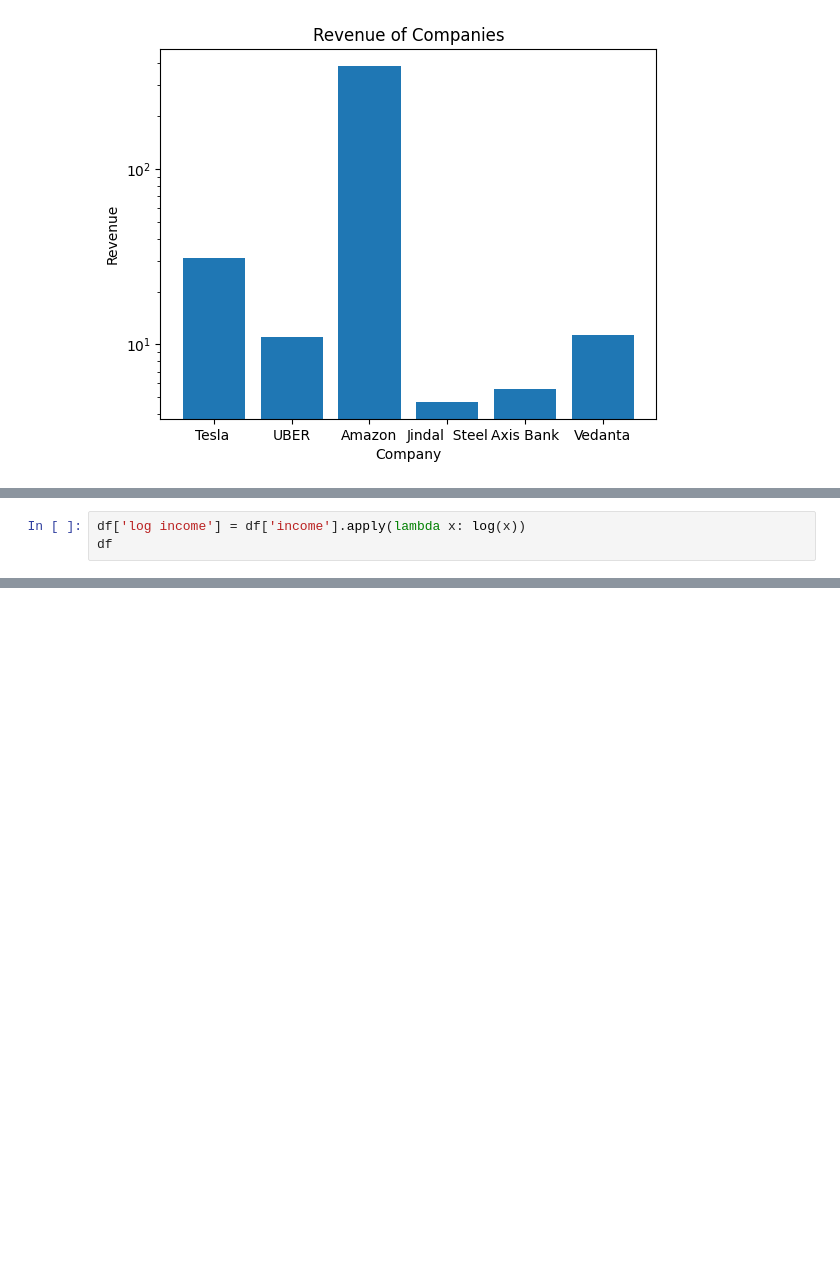
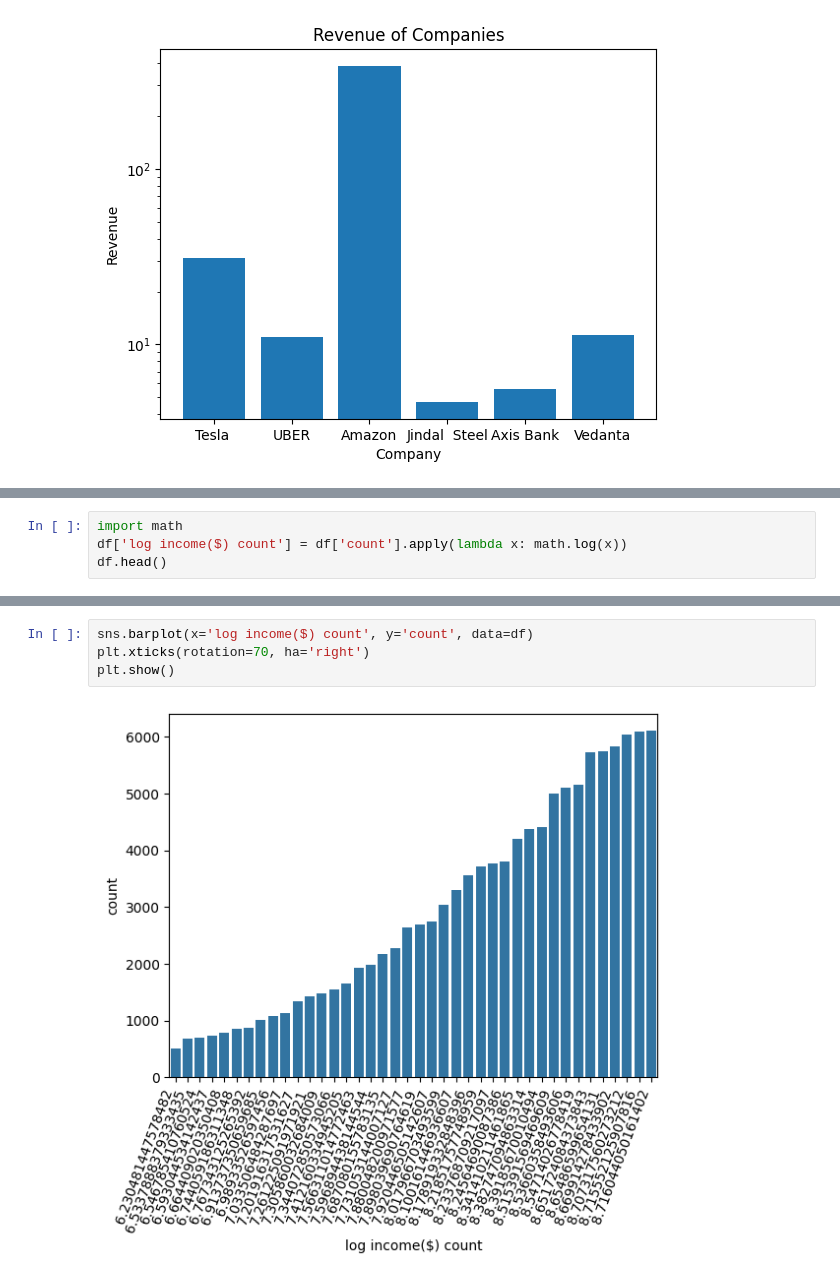
Before and after one commit to Vinay-Yadav01/Learning-ML, a Jupyter notebook: 3_Logarithm.ipynb, the cells around one changed output, grey strips where cells are left out. Drawn from its saved outputs; the diff is of its cells as text; blank space fills up the shorter version.

```diff
--- a/3_Logarithm.ipynb
+++ b/3_Logarithm.ipynb
@@ -45,3 +51,4 @@ df
 # %%
-df['log income'] = df['income'].apply(lambda x: log(x))
-df
+import math
+df['log income($) count'] = df['count'].apply(lambda x: math.log(x))
+df.head()
@@ -47,0 +62,6 @@ df
+# %%
+sns.barplot(x='log income($) count', y='count', data=df)
+plt.xticks(rotation=70, ha='right')
+plt.show()
+# %% [output]
+[figure, added]
```
Also changed, not shown: parts of 3 cells of this notebook.
